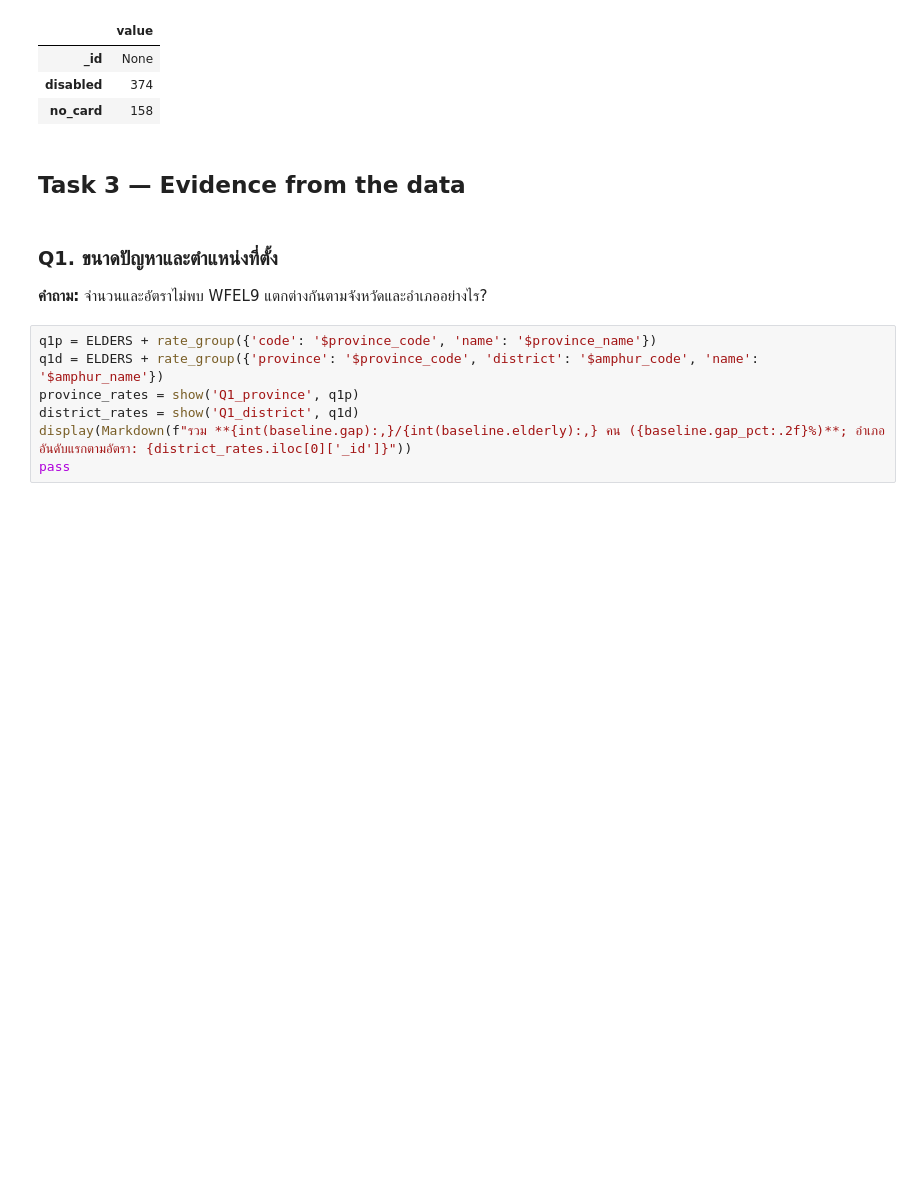
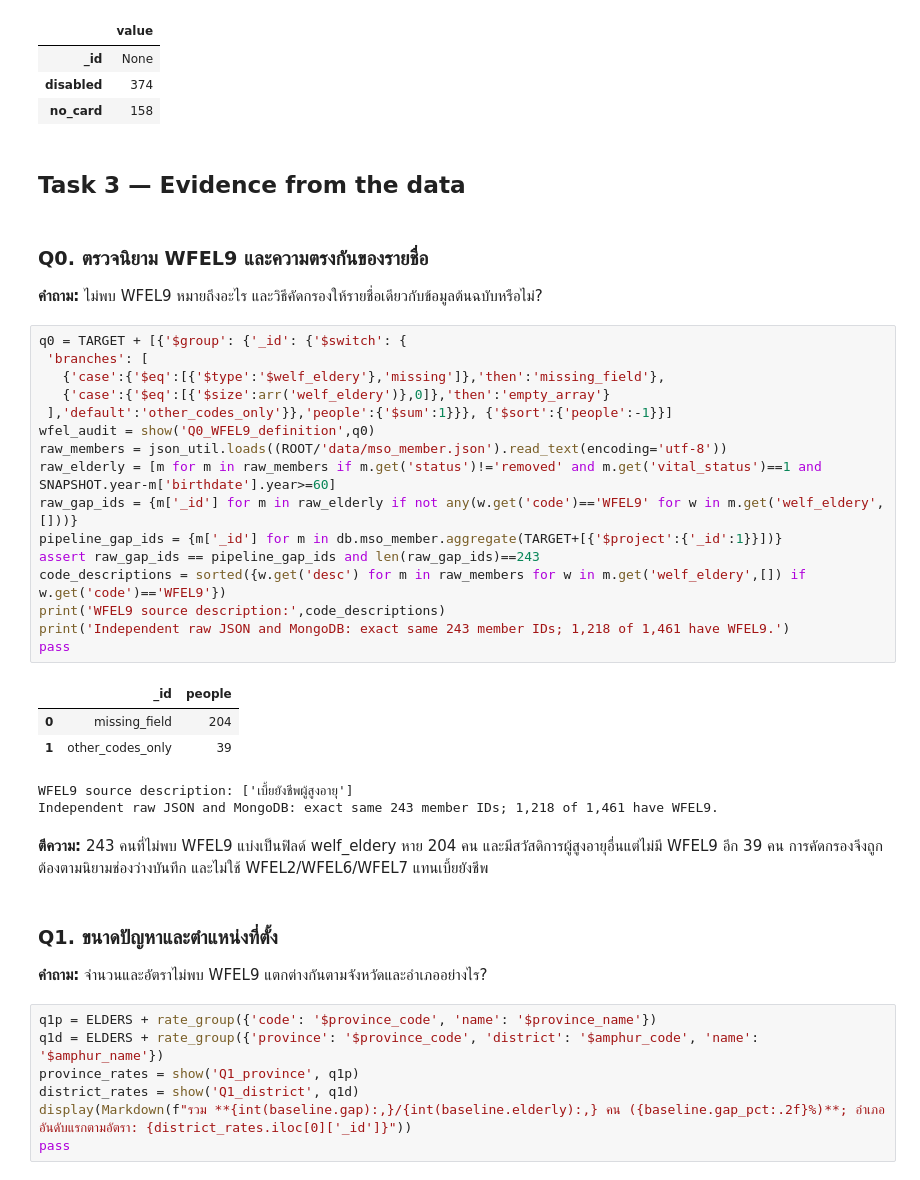
Before and after one commit to anupat2046/DSI463-Evidence-Based-Policy-from-a-Document-Database, a Jupyter notebook: output/A4_6624650526.ipynb, the cells around one changed output. Drawn from its saved outputs; the diff is of its cells as text; blank space fills up the shorter version.

```diff
--- a/output/A4_6624650526.ipynb
+++ b/output/A4_6624650526.ipynb
@@ -245,6 +245,34 @@ Word count (whitespace, English): 204
 | no_card | 158 |
 # %% [markdown]
 ## Task 3 — Evidence from the data
+# %% [markdown]
+### Q0. ตรวจนิยาม WFEL9 และความตรงกันของรายชื่อ
+
+**คำถาม:** ไม่พบ WFEL9 หมายถึงอะไร และวิธีคัดกรองให้รายชื่อเดียวกับข้อมูลต้นฉบับหรือไม่?
+# %%
+q0 = TARGET + [{'$group': {'_id': {'$switch': {
+ 'branches': [
+   {'case':{'$eq':[{'$type':'$welf_eldery'},'missing']},'then':'missing_field'},
+   {'case':{'$eq':[{'$size':arr('welf_eldery')},0]},'then':'empty_array'}
+ ],'default':'other_codes_only'}},'people':{'$sum':1}}}, {'$sort':{'people':-1}}]
+wfel_audit = show('Q0_WFEL9_definition',q0)
+raw_members = json_util.loads((ROOT/'data/mso_member.json').read_text(encoding='utf-8'))
+raw_elderly = [m for m in raw_members if m.get('status')!='removed' and m.get('vital_status')==1 and SNAPSHOT.year-m['birthdate'].year>=60]
+raw_gap_ids = {m['_id'] for m in raw_elderly if not any(w.get('code')=='WFEL9' for w in m.get('welf_eldery',[]))}
+pipeline_gap_ids = {m['_id'] for m in db.mso_member.aggregate(TARGET+[{'$project':{'_id':1}}])}
+assert raw_gap_ids == pipeline_gap_ids and len(raw_gap_ids)==243
+code_descriptions = sorted({w.get('desc') for m in raw_members for w in m.get('welf_eldery',[]) if w.get('code')=='WFEL9'})
+print('WFEL9 source description:',code_descriptions)
+print('Independent raw JSON and MongoDB: exact same 243 member IDs; 1,218 of 1,461 have WFEL9.')
+pass
+# %% [output]
+|  | _id | people |
+| 0 | missing_field | 204 |
+| 1 | other_codes_only | 39 |
+WFEL9 source description: ['เบี้ยยังชีพผู้สูงอายุ']
+Independent raw JSON and MongoDB: exact same 243 member IDs; 1,218 of 1,461 have WFEL9.
+# %% [markdown]
+**ตีความ:** 243 คนที่ไม่พบ WFEL9 แบ่งเป็นฟิลด์ welf_eldery หาย 204 คน และมีสวัสดิการผู้สูงอายุอื่นแต่ไม่มี WFEL9 อีก 39 คน การคัดกรองจึงถูกต้องตามนิยามช่องว่างบันทึก และไม่ใช้ WFEL2/WFEL6/WFEL7 แทนเบี้ยยังชีพ
 # %% [markdown]
 ### Q1. ขนาดปัญหาและตำแหน่งที่ตั้ง
 
```
Also changed, not shown: parts of 27 cells of this notebook, 19 other files.
